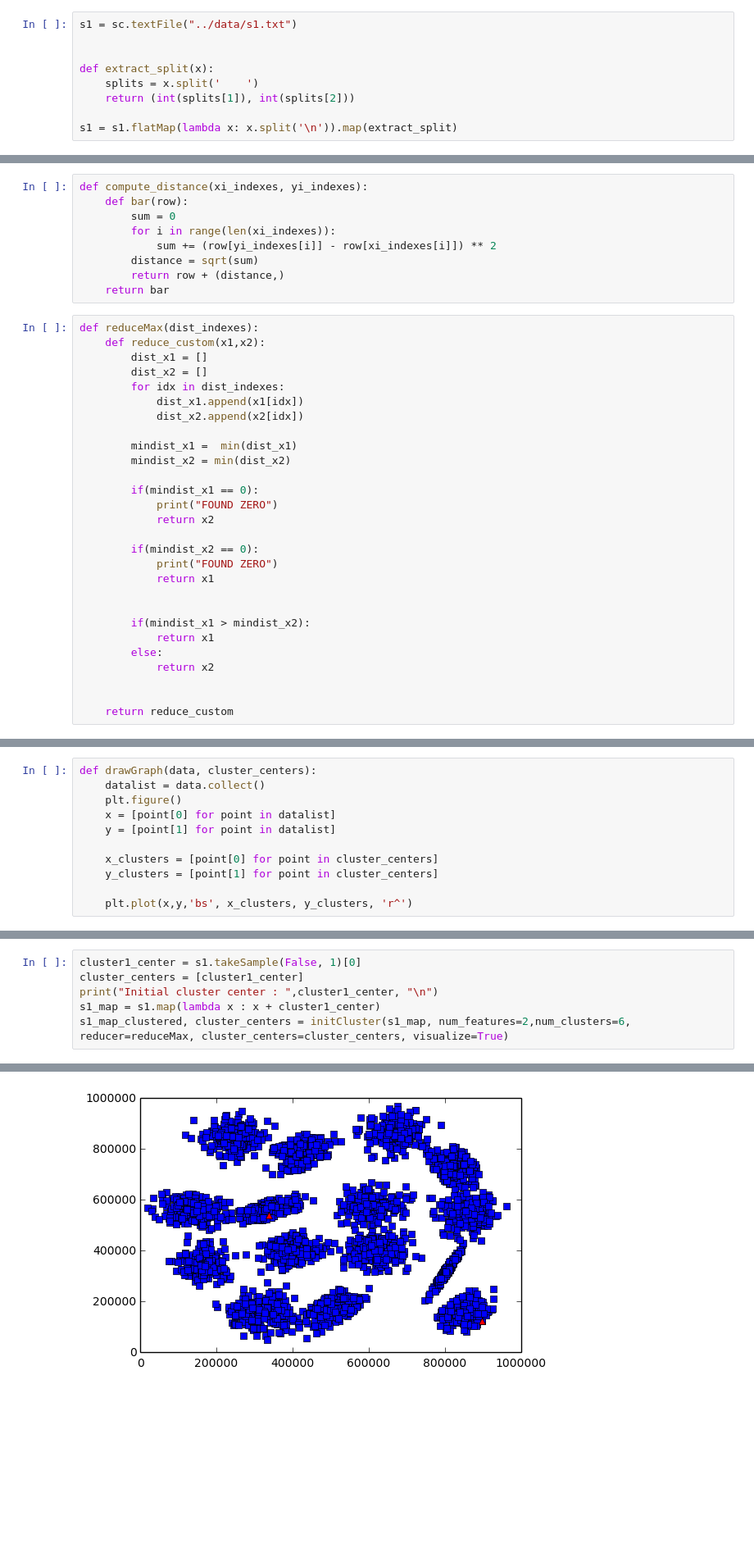
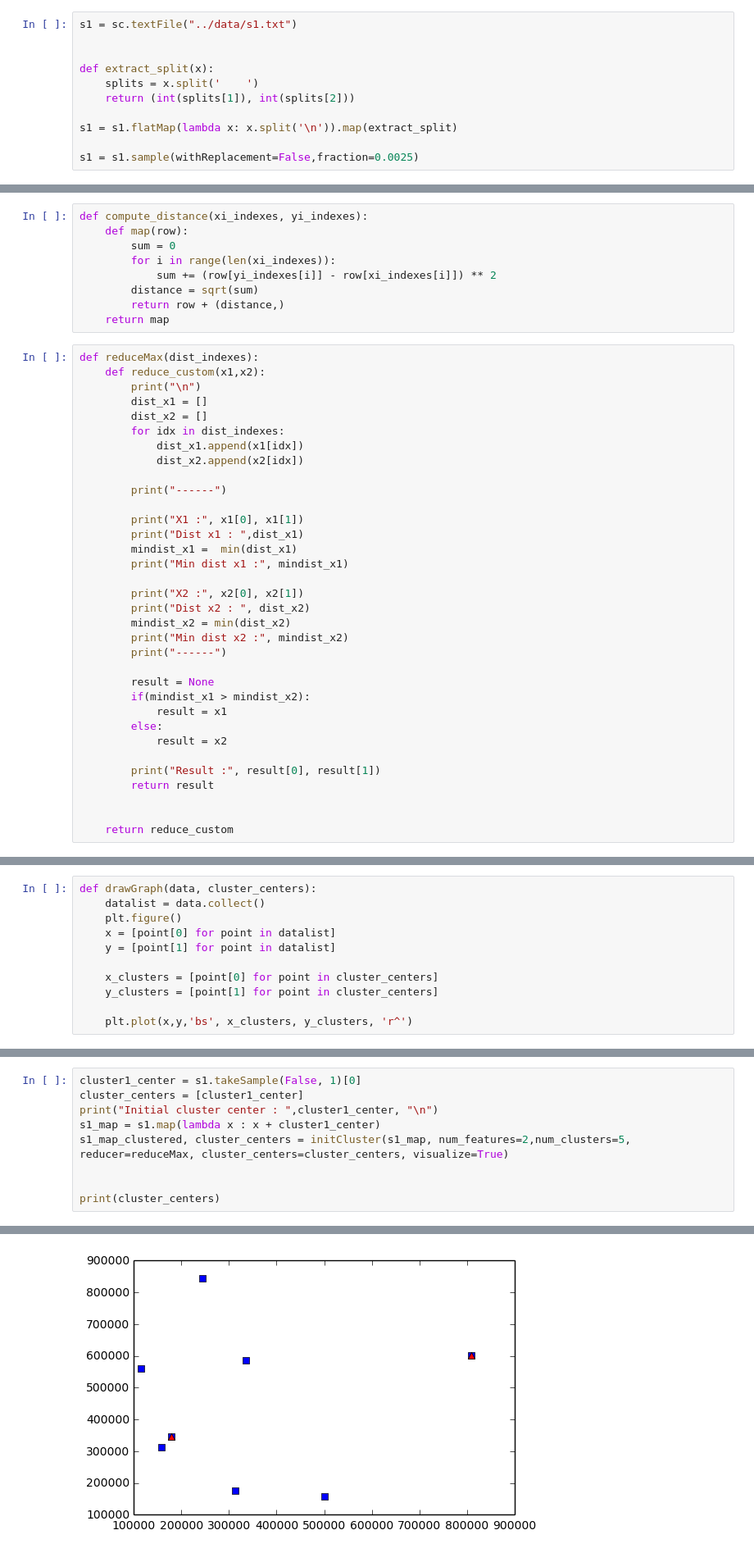
Before and after one commit to jauffretp/ELTDM, a Jupyter notebook: notebooks/Without buckets.ipynb, the cells around one changed output, grey strips where cells are left out. Shown: that part at 82% size. Cells and saved outputs as stored; diff of their text form; blank space fills up the shorter version.

```diff
--- a/notebooks/Without buckets.ipynb
+++ b/notebooks/Without buckets.ipynb
@@ -25,6 +25,8 @@ def extract_split(x):
     return (int(splits[1]), int(splits[2]))
 
 s1 = s1.flatMap(lambda x: x.split('\n')).map(extract_split)
+
+s1 = s1.sample(withReplacement=False,fraction=0.0025)
 # %%
 s1.takeSample(False, 20)
 # %% [output]
@@ -79,37 +43,43 @@ s1_map.takeSample(False,20)
 # %%
 def compute_distance(xi_indexes, yi_indexes):
-    def bar(row):
+    def map(row):
         sum = 0
         for i in range(len(xi_indexes)):
             sum += (row[yi_indexes[i]] - row[xi_indexes[i]]) ** 2
         distance = sqrt(sum)
         return row + (distance,)
-    return bar
+    return map
 # %%
 def reduceMax(dist_indexes):
     def reduce_custom(x1,x2):
+        print("\n")
         dist_x1 = []
         dist_x2 = []
         for idx in dist_indexes:
             dist_x1.append(x1[idx])
             dist_x2.append(x2[idx])
 
+        print("------")
+
+        print("X1 :", x1[0], x1[1])
+        print("Dist x1 : ",dist_x1)
         mindist_x1 =  min(dist_x1)
+        print("Min dist x1 :", mindist_x1)
+
+        print("X2 :", x2[0], x2[1])
+        print("Dist x2 : ", dist_x2)
         mindist_x2 = min(dist_x2)
+        print("Min dist x2 :", mindist_x2)
+        print("------")
 
-        if(mindist_x1 == 0):
-            print("FOUND ZERO")
-            return x2
+        result = None
+        if(mindist_x1 > mindist_x2):
+            result = x1
+        else:
+            result = x2
 
-        if(mindist_x2 == 0):
-            print("FOUND ZERO")
-            return x1
-
-
-        if(mindist_x1 > mindist_x2):
-            return x1
-        else:
-            return x2
+        print("Result :", result[0], result[1])
+        return result
 
 
     return reduce_custom
@@ -276,5 +294,8 @@ cluster1_center = s1.takeSample(False, 1)[0]
 cluster_centers = [cluster1_center]
 print("Initial cluster center : ",cluster1_center, "\n")
 s1_map = s1.map(lambda x : x + cluster1_center)
-s1_map_clustered, cluster_centers = initCluster(s1_map, num_features=2,num_clusters=6, reducer=reduceMax, cluster_centers=cluster_centers, visualize=True)
+s1_map_clustered, cluster_centers = initCluster(s1_map, num_features=2,num_clusters=5, reducer=reduceMax, cluster_centers=cluster_centers, visualize=True)
+
+
+print(cluster_centers)
 # %% [output]
@@ -296 +319 @@ New cluster point : (854996, 81095)
-[figure, old version]
+[figure, new version]
```
Also changed, not shown: parts of 12 cells of this notebook.
